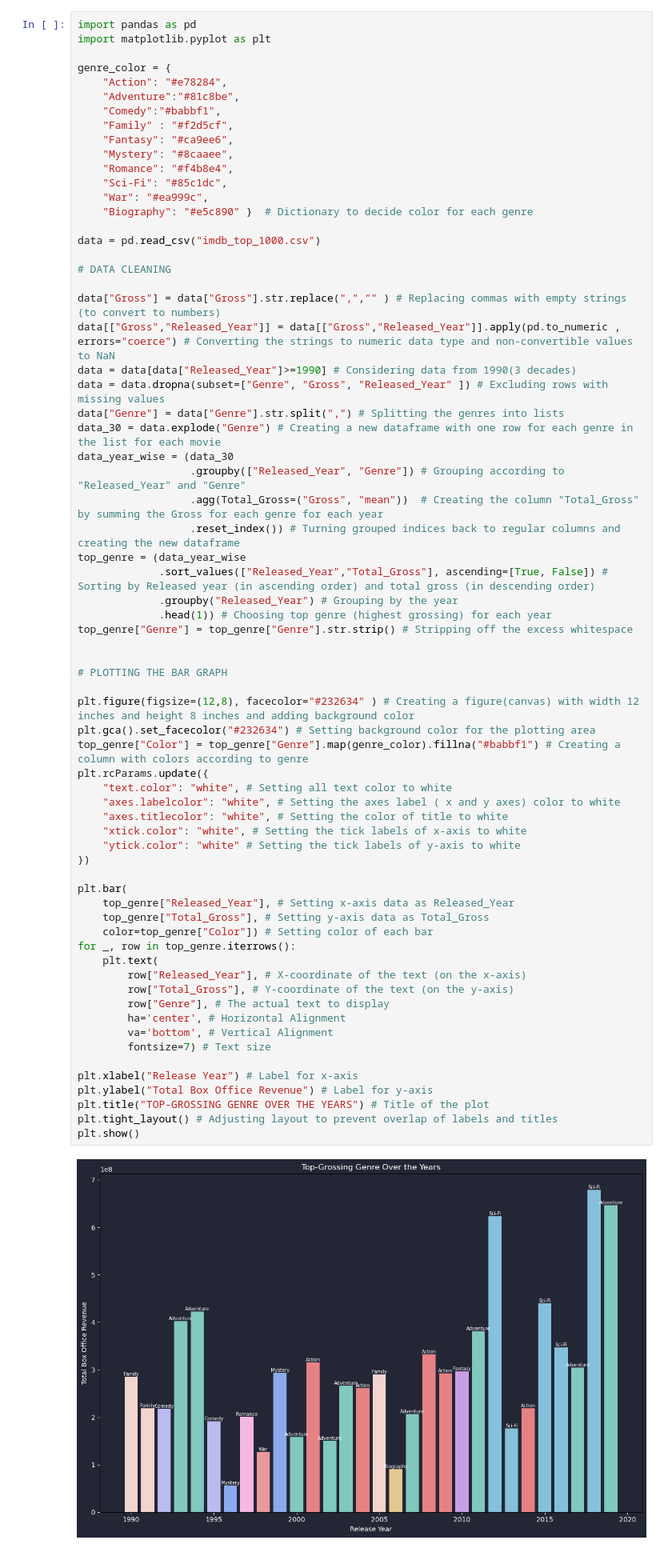
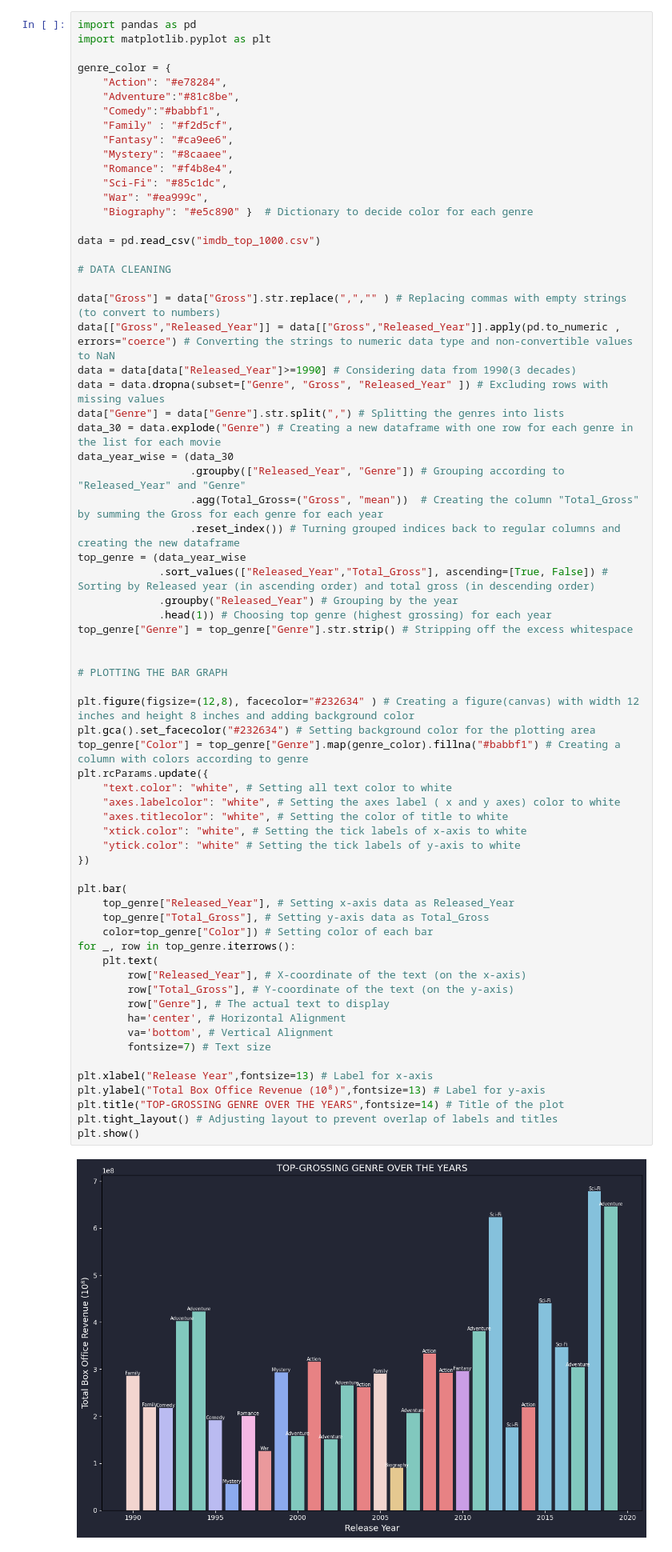
Before and after one commit to k-a-amaljose/Data_Analytics_Pentagon_InsightX, a Jupyter notebook: Year_wise_top_genre_Analysis.ipynb, the cells around one changed output. Shown at 80% size. Saved outputs shown, nothing was run; the diff lists cells and outputs as text.

```diff
--- a/Year_wise_top_genre_Analysis.ipynb
+++ b/Year_wise_top_genre_Analysis.ipynb
@@ -37,34 +37,34 @@ top_genre["Genre"] = top_genre["Genre"].str.strip() # Stripping off the excess w
 
 # PLOTTING THE BAR GRAPH
 
 plt.figure(figsize=(12,8), facecolor="#232634" ) # Creating a figure(canvas) with width 12 inches and height 8 inches and adding background color
 plt.gca().set_facecolor("#232634") # Setting background color for the plotting area
 top_genre["Color"] = top_genre["Genre"].map(genre_color).fillna("#babbf1") # Creating a column with colors according to genre
 plt.rcParams.update({
     "text.color": "white", # Setting all text color to white
     "axes.labelcolor": "white", # Setting the axes label ( x and y axes) color to white
     "axes.titlecolor": "white", # Setting the color of title to white
     "xtick.color": "white", # Setting the tick labels of x-axis to white
     "ytick.color": "white" # Setting the tick labels of y-axis to white
 })
 
 plt.bar(
     top_genre["Released_Year"], # Setting x-axis data as Released_Year
     top_genre["Total_Gross"], # Setting y-axis data as Total_Gross
     color=top_genre["Color"]) # Setting color of each bar
 for _, row in top_genre.iterrows():
     plt.text(
         row["Released_Year"], # X-coordinate of the text (on the x-axis)
         row["Total_Gross"], # Y-coordinate of the text (on the y-axis)
         row["Genre"], # The actual text to display
         ha='center', # Horizontal Alignment
         va='bottom', # Vertical Alignment
         fontsize=7) # Text size
 
-plt.xlabel("Release Year") # Label for x-axis
-plt.ylabel("Total Box Office Revenue") # Label for y-axis
-plt.title("TOP-GROSSING GENRE OVER THE YEARS") # Title of the plot
+plt.xlabel("Release Year",fontsize=13) # Label for x-axis
+plt.ylabel("Total Box Office Revenue (10⁸)",fontsize=13) # Label for y-axis
+plt.title("TOP-GROSSING GENRE OVER THE YEARS",fontsize=14) # Title of the plot
 plt.tight_layout() # Adjusting layout to prevent overlap of labels and titles
 plt.show()
 # %% [output]
-[figure, old version]
+[figure, new version]
```
